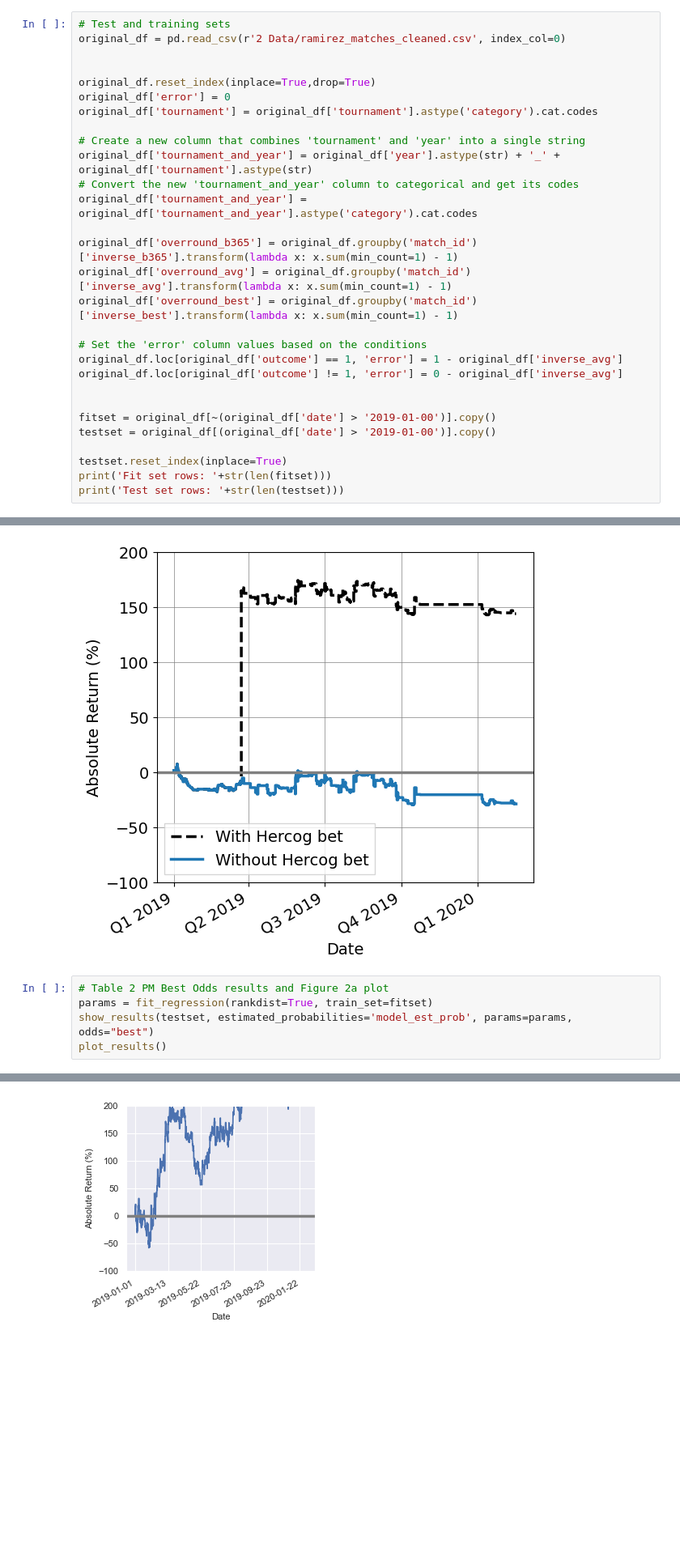
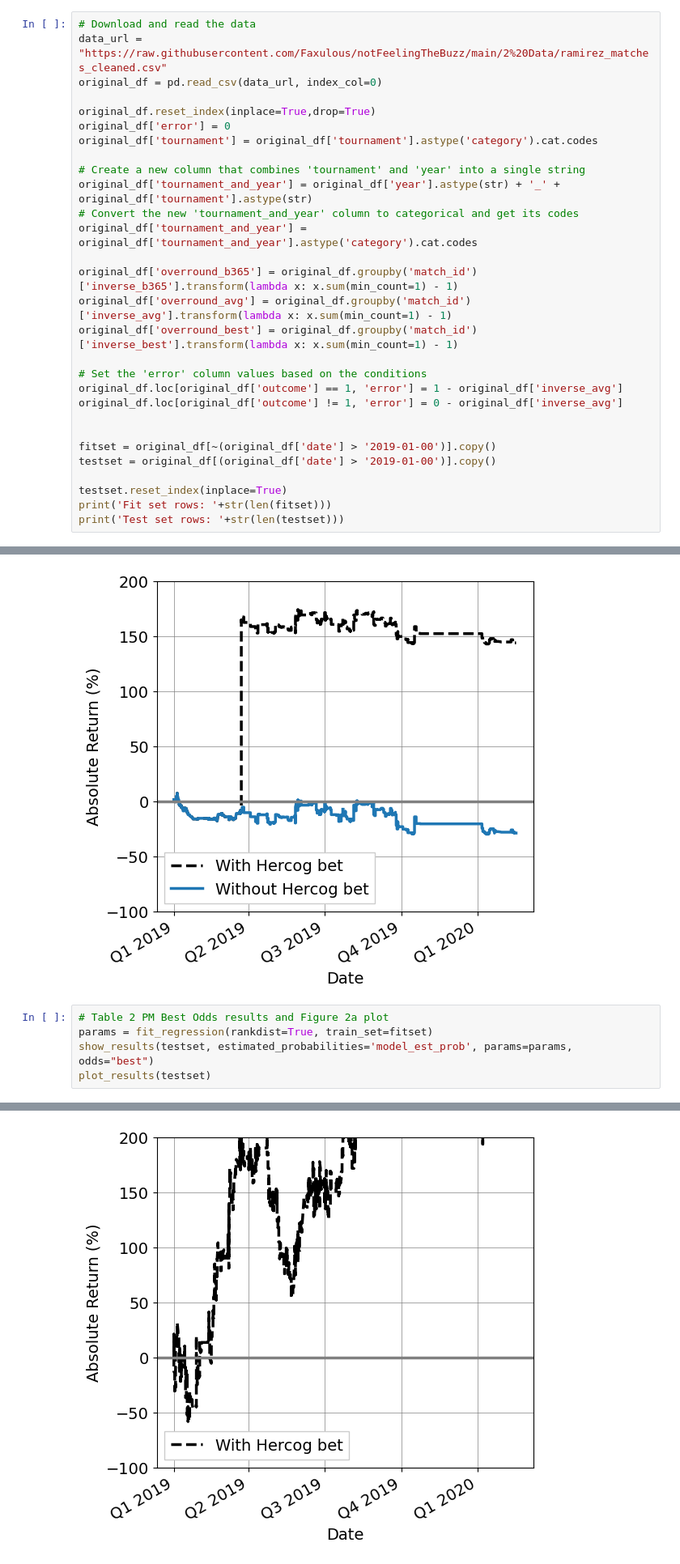
Before and after one commit to Faxulous/notFeelingTheBuzz, a Jupyter notebook: 1 Results/replication_and_correction.ipynb, the cells around one changed output, grey strips where cells are left out. Shown at 81% size. Saved outputs shown, nothing was run; the diff lists cells and outputs as text; blank space fills up the shorter version.

Commit message:
fixed plot_results call

```diff
--- a/1 Results/replication_and_correction.ipynb
+++ b/1 Results/replication_and_correction.ipynb
@@ -20,9 +21,9 @@ plt.style.use('default')
 warnings.filterwarnings('ignore', 'SettingWithCopyWarning')
 warnings.filterwarnings('ignore', category=FutureWarning)
 # %%
-# Test and training sets
-original_df = pd.read_csv(r'2 Data/ramirez_matches_cleaned.csv', index_col=0)
-
+# Download and read the data
+data_url = "https://raw.githubusercontent.com/Faxulous/notFeelingTheBuzz/main/2%20Data/ramirez_matches_cleaned.csv"
+original_df = pd.read_csv(data_url, index_col=0)
 
 original_df.reset_index(inplace=True,drop=True)
 original_df['error'] = 0
@@ -328,5 +329,5 @@ plot_results(testset, testset_no_hercog)
 # Table 2 PM Best Odds results and Figure 2a plot
 params = fit_regression(rankdist=True, train_set=fitset)
 show_results(testset, estimated_probabilities='model_est_prob', params=params, odds="best")
-plot_results()
+plot_results(testset)
 # %% [output]
@@ -339,4 +340,4 @@ ROI (%): 3.054639265433856
-[figure, old version]
+[figure, new version]
 # %%
 testset[(testset['inverse_best'].isna())]
 # %% [output]
```
Also changed, not shown: parts of 10 cells of this notebook.
